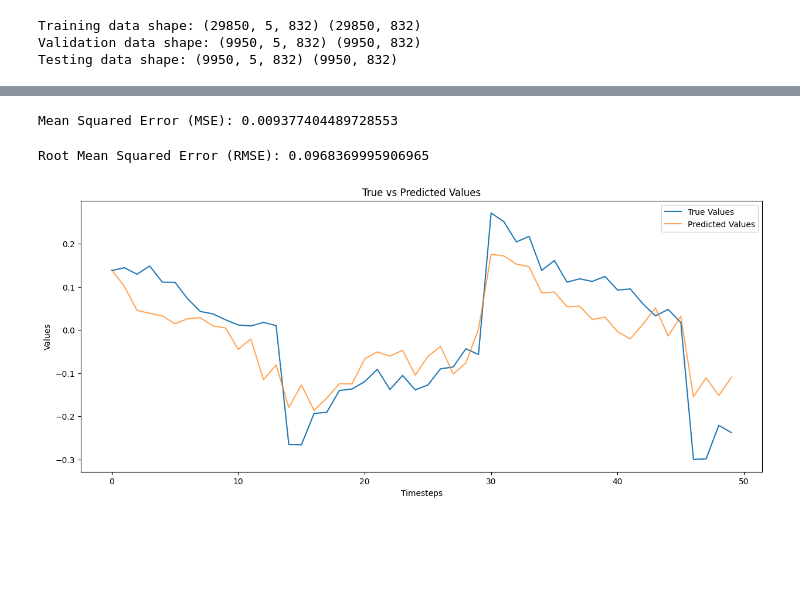
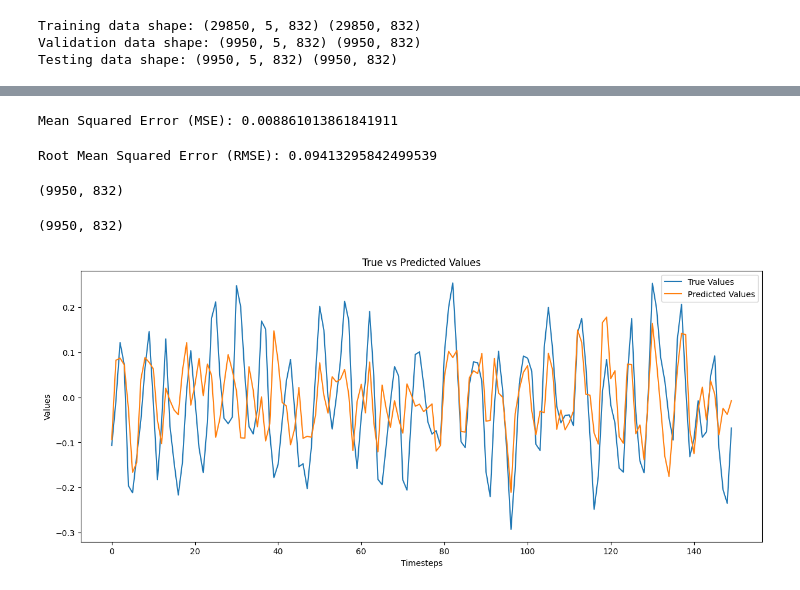
Before and after one commit to rithvikgrandhi/csi-prediction, a Jupyter notebook: LSTM/lstm_10->1.ipynb, the cells around one changed output, grey strips where cells are left out. Drawn from its saved outputs; the diff is of its cells as text; code cells hidden in the pictures; blank space fills up the shorter version.

```diff
--- a/LSTM/lstm_10->1.ipynb
+++ b/LSTM/lstm_10->1.ipynb
@@ -64,8 +60,11 @@ Training data shape: (29850, 5, 832) (29850, 832)
 Validation data shape: (9950, 5, 832) (9950, 832)
 Testing data shape: (9950, 5, 832) (9950, 832)
 # %%
+
 # Define the LSTM model
 model = Sequential()
-model.add(LSTM(50, activation='relu', input_shape=(n_steps_in, X.shape[2])))
-model.add(Dense(y.shape[1]))  # Output layer
+model.add(LSTM(256, activation='relu', input_shape=(X_train.shape[1], X_train.shape[2])))
+model.add(Dense(128, activation='relu'))
+model.add(Dense(64, activation='relu'))
+model.add(Dense(y_train.shape[1]))  # Output layer
 # %% [output]
@@ -73,2 +72,0 @@ model.add(Dense(y.shape[1]))  # Output layer
-# %%
-model.compile(optimizer='adam', loss='mse')
@@ -75,4 +75,17 @@ model.compile(optimizer='adam', loss='mse')
+# %%
+# Compile the model
+from tensorflow.keras.optimizers import Adam
+
+optimizer = Adam(learning_rate=0.001)
+model.compile(optimizer=optimizer, loss='mse')
 # %%
 # Train the model
-model.fit(X_train, y_train, epochs=250, batch_size=1024, validation_data=(X_val, y_val), verbose=1)
+gpus = tf.config.experimental.list_physical_devices('GPU')
+
+# print(tf.vis)
+print(gpus)
+# Fit the model
+history = model.fit(X_train, y_train, epochs=100, batch_size=512, validation_data=(X_val, y_val), verbose=1)
+
+# model.fit(X_train, y_train, epochs=100, batch_size=1024, validation_data=(X_val, y_val), verbose=2)
 # %% [output]
@@ -89,24 +121,32 @@ from sklearn.metrics import mean_squared_error
 mse = mean_squared_error(y_test, predictions)
 print("Mean Squared Error (MSE):", mse)
 # %% [output]
-Mean Squared Error (MSE): 0.009377404489728553
+Mean Squared Error (MSE): 0.008861013861841911
 # %%
 # Calculate RMSE
 rmse = np.sqrt(mse)
 print("Root Mean Squared Error (RMSE):", rmse)
 # %% [output]
-Root Mean Squared Error (RMSE): 0.0968369995906965
+Root Mean Squared Error (RMSE): 0.09413295842499539
+# %%
+y_test.shape
+# %% [output]
+(9950, 832)
+# %%
+predictions.shape
+# %% [output]
+(9950, 832)
 # %%
 import matplotlib.pyplot as plt
 
 # Plot the results
 plt.figure(figsize=(15, 6))
-plt.plot(y_test[0][50:100], label='True Values')
-plt.plot(predictions[0][50:100], label='Predicted Values', alpha=0.7)
+plt.plot(y_test[20][50:200], label='True Values')
+plt.plot(predictions[20][50:200], label='Predicted Values')
 plt.title('True vs Predicted Values')
 plt.xlabel('Timesteps')
 plt.ylabel('Values')
 plt.legend()
 plt.show()
 # %% [output]
-[figure, old version]
+[figure, new version]
```
Also changed, not shown: parts of 8 cells of this notebook, 15 other files.
